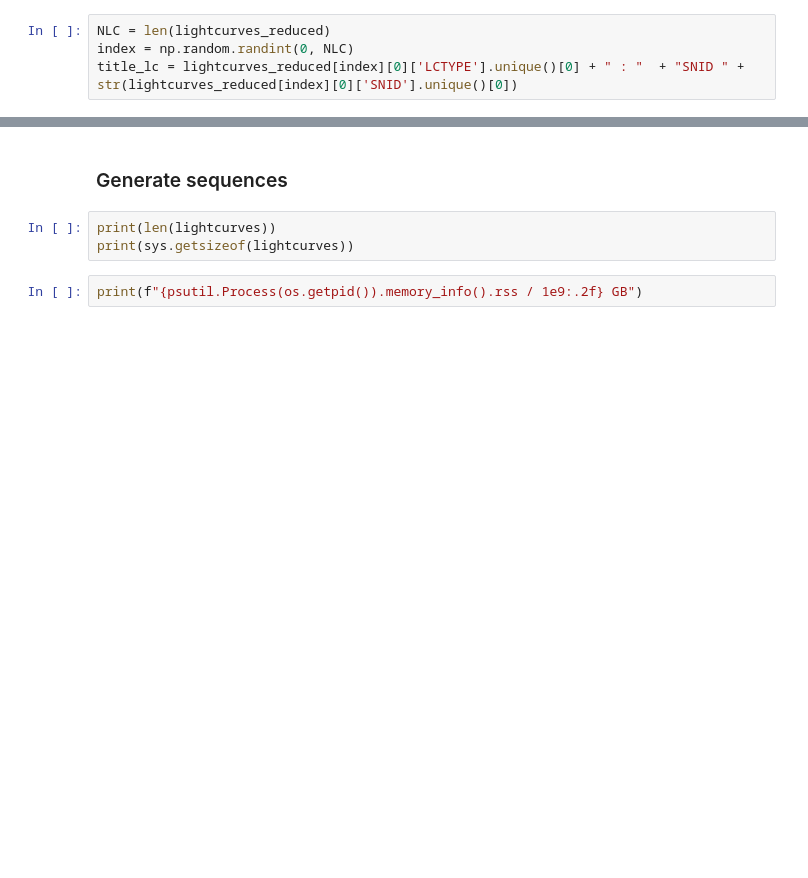
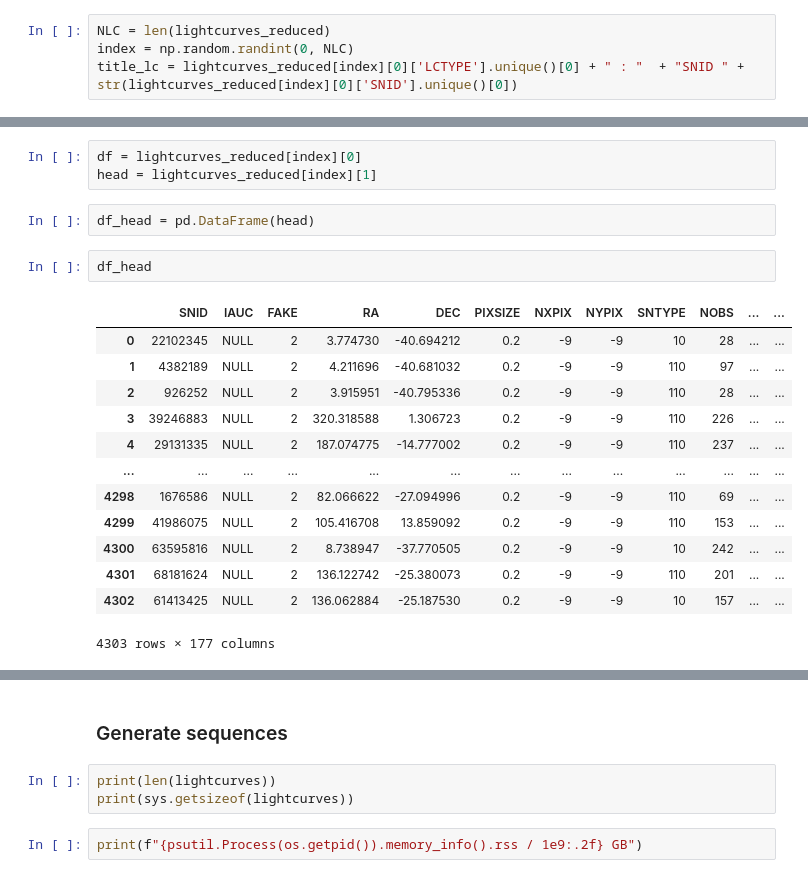
Before and after one commit to sylvielsstfr/transcientslightcurves, a Jupyter notebook: docs/notebooks/TutoChatGPT-2025-11-06/ChatGPT05-pyTorch-RNN-LSTM-GRU.ipynb, the cells around one changed output, grey strips where cells are left out. Drawn from its saved outputs; the diff is of its cells as text; blank space fills up the shorter version.

```diff
--- a/docs/notebooks/TutoChatGPT-2025-11-06/ChatGPT05-pyTorch-RNN-LSTM-GRU.ipynb
+++ b/docs/notebooks/TutoChatGPT-2025-11-06/ChatGPT05-pyTorch-RNN-LSTM-GRU.ipynb
@@ -691,0 +897,21 @@ AssertionError:
+# %%
+df = lightcurves_reduced[index][0]
+head = lightcurves_reduced[index][1]
+# %%
+df_head = pd.DataFrame(head)
+# %%
+df_head
+# %% [output]
+|  | SNID | IAUC | FAKE | RA | DEC | PIXSIZE | NXPIX | NYPIX | SNTYPE | NOBS | ... | ... |
+| 0 | 22102345 | NULL | 2 | 3.774730 | -40.694212 | 0.2 | -9 | -9 | 10 | 28 | ... | ... |
+| 1 | 4382189 | NULL | 2 | 4.211696 | -40.681032 | 0.2 | -9 | -9 | 110 | 97 | ... | ... |
+| 2 | 926252 | NULL | 2 | 3.915951 | -40.795336 | 0.2 | -9 | -9 | 110 | 28 | ... | ... |
+| 3 | 39246883 | NULL | 2 | 320.318588 | 1.306723 | 0.2 | -9 | -9 | 110 | 226 | ... | ... |
+| 4 | 29131335 | NULL | 2 | 187.074775 | -14.777002 | 0.2 | -9 | -9 | 110 | 237 | ... | ... |
+| ... | ... | ... | ... | ... | ... | ... | ... | ... | ... | ... | ... | ... |
+| 4298 | 1676586 | NULL | 2 | 82.066622 | -27.094996 | 0.2 | -9 | -9 | 110 | 69 | ... | ... |
+| 4299 | 41986075 | NULL | 2 | 105.416708 | 13.859092 | 0.2 | -9 | -9 | 110 | 153 | ... | ... |
+| 4300 | 63595816 | NULL | 2 | 8.738947 | -37.770505 | 0.2 | -9 | -9 | 10 | 242 | ... | ... |
+| 4301 | 68181624 | NULL | 2 | 136.122742 | -25.380073 | 0.2 | -9 | -9 | 110 | 201 | ... | ... |
+| 4302 | 61413425 | NULL | 2 | 136.062884 | -25.187530 | 0.2 | -9 | -9 | 10 | 157 | ... | ... |
+4303 rows × 177 columns
```
Also changed, not shown: parts of 21 cells of this notebook.
